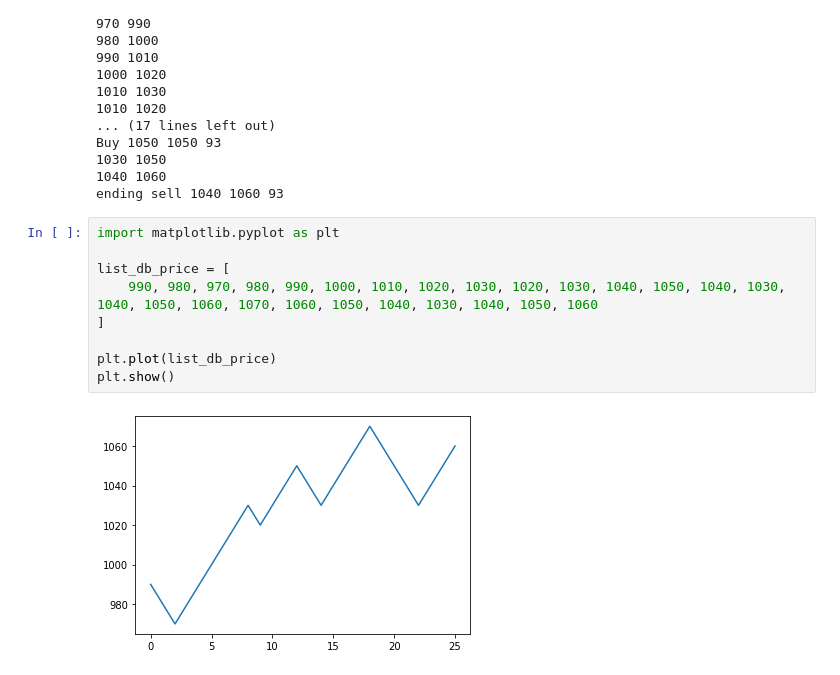
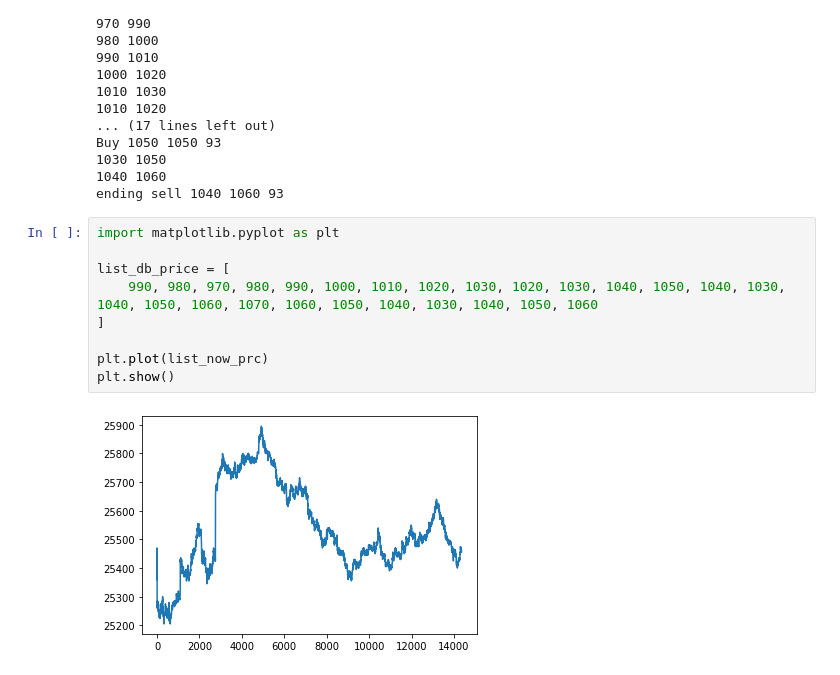
Before and after one commit to etlers/jupyter, a Jupyter notebook: analyze_text/naver/crawling_finn.ipynb, the cells around one changed output. Saved outputs shown, nothing was run; the diff lists cells and outputs as text.

```diff
--- a/analyze_text/naver/crawling_finn.ipynb
+++ b/analyze_text/naver/crawling_finn.ipynb
@@ -895,11 +1020,11 @@ ending sell 1040 1060 93
 # %%
 import matplotlib.pyplot as plt
 
 list_db_price = [
     990, 980, 970, 980, 990, 1000, 1010, 1020, 1030, 1020, 1030, 1040, 1050, 1040, 1030, 1040, 1050, 1060, 1070, 1060, 1050, 1040, 1030, 1040, 1050, 1060
 ]
 
-plt.plot(list_db_price)
+plt.plot(list_now_prc)
 plt.show()
 # %% [output]
-[figure, old version]
+[figure, new version]
```
Also changed, not shown: parts of 13 cells of this notebook, 3 other files.
